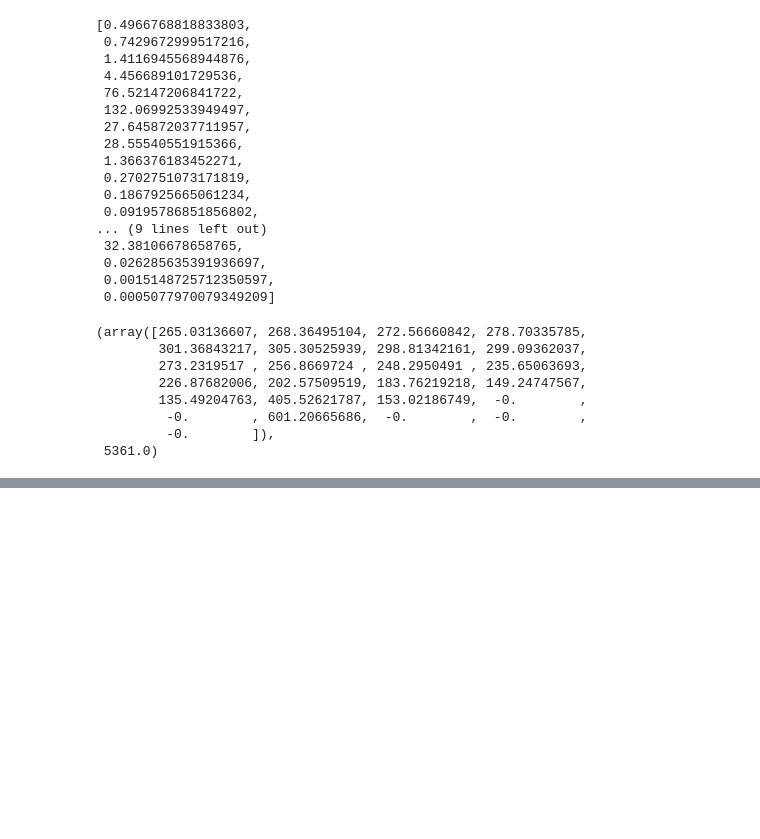
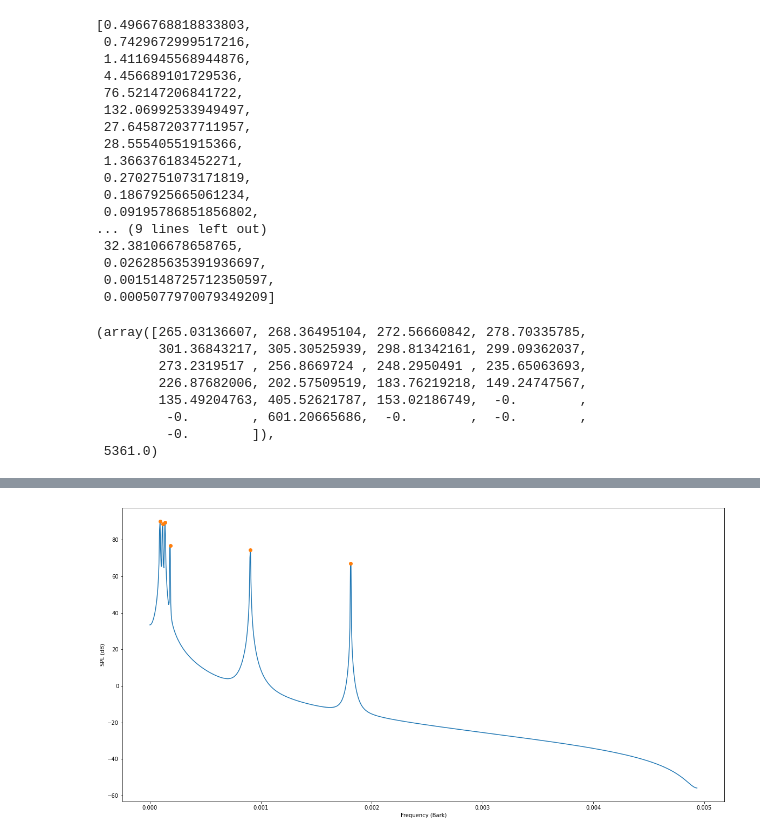
Before and after one commit to guedes-joaofelipe/CPE793-topics-in-audio-codification, a Jupyter notebook: exercises/chap08/ex8.ipynb, the cells around one changed output, grey strips where cells are left out. Cells and saved outputs as stored; diff of their text form; code cells hidden in the pictures; blank space fills up the shorter version.

```diff
--- a/exercises/chap08/ex8.ipynb
+++ b/exercises/chap08/ex8.ipynb
@@ -316,0 +406,9 @@ sf_peaks = masking_model(bark_freqs, SPL, peaks)
+# %%
+plt.figure(figsize=(20,10))
+plt.plot(bark_freqs, SPL_sample)
+plt.plot(bark_freqs[peaks], SPL_sample[peaks], marker ='o', ls='')
+plt.ylabel('SPL (dB)')
+plt.xlabel('Frequency (Bark)')
+plt.show()
+# %% [output]
+[figure, added]
```
Also changed, not shown: parts of 18 cells of this notebook.
